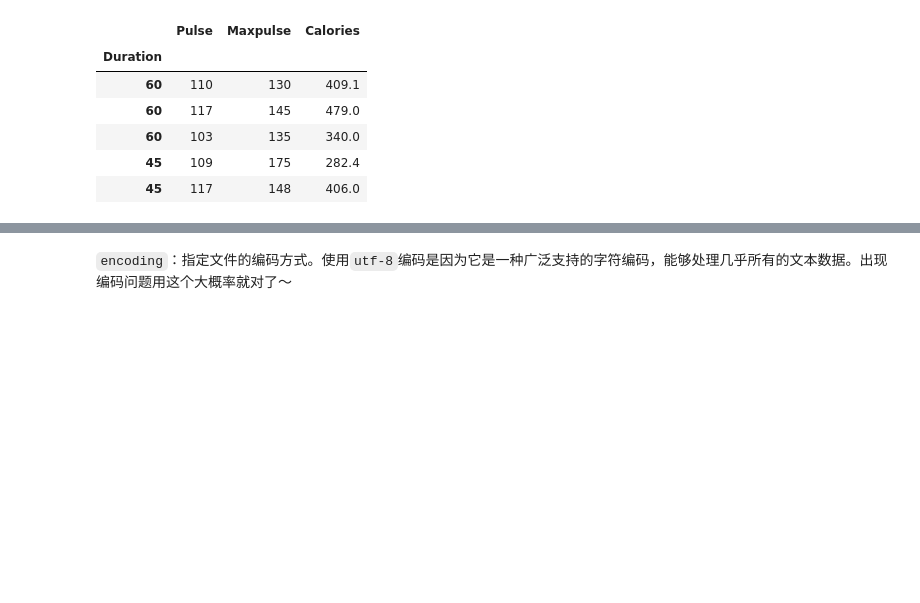
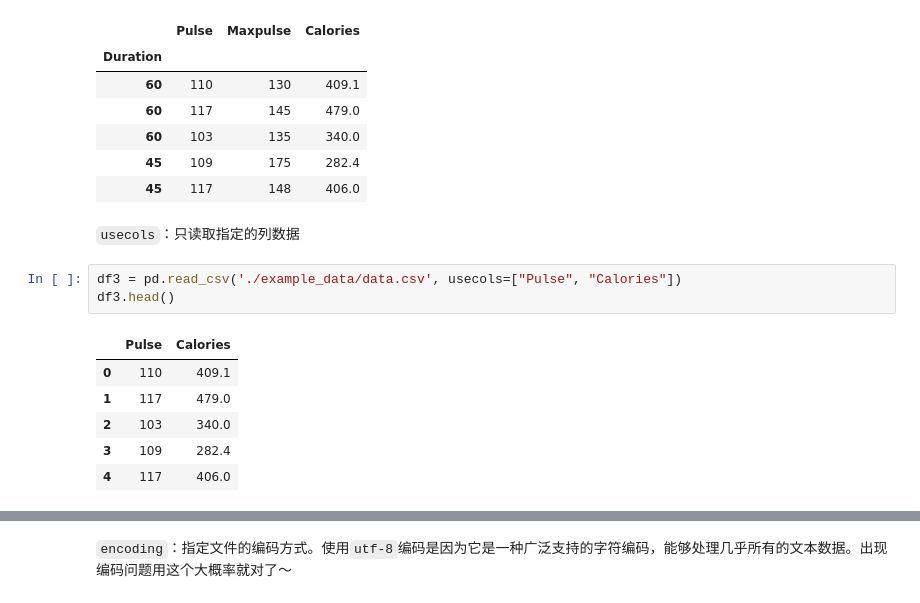
Before and after one commit to jackkkchen/python-book, a Jupyter notebook: 导入_导出数据.ipynb, the cells around one changed output, grey strips where cells are left out. Drawn from its saved outputs; the diff is of its cells as text; blank space fills up the shorter version.

```diff
--- a/导入_导出数据.ipynb
+++ b/导入_导出数据.ipynb
@@ -293,3 +294,15 @@ df2.head()
 | 60 | 103 | 135 | 340.0 |
 | 45 | 109 | 175 | 282.4 |
 | 45 | 117 | 148 | 406.0 |
+# %% [markdown]
+`usecols`：只读取指定的列数据
+# %%
+df3 = pd.read_csv('./example_data/data.csv', usecols=["Pulse", "Calories"])
+df3.head()
+# %% [output]
+|  | Pulse | Calories |
+| 0 | 110 | 409.1 |
+| 1 | 117 | 479.0 |
+| 2 | 103 | 340.0 |
+| 3 | 109 | 282.4 |
+| 4 | 117 | 406.0 |
```
Also changed, not shown: parts of 6 cells of this notebook.
